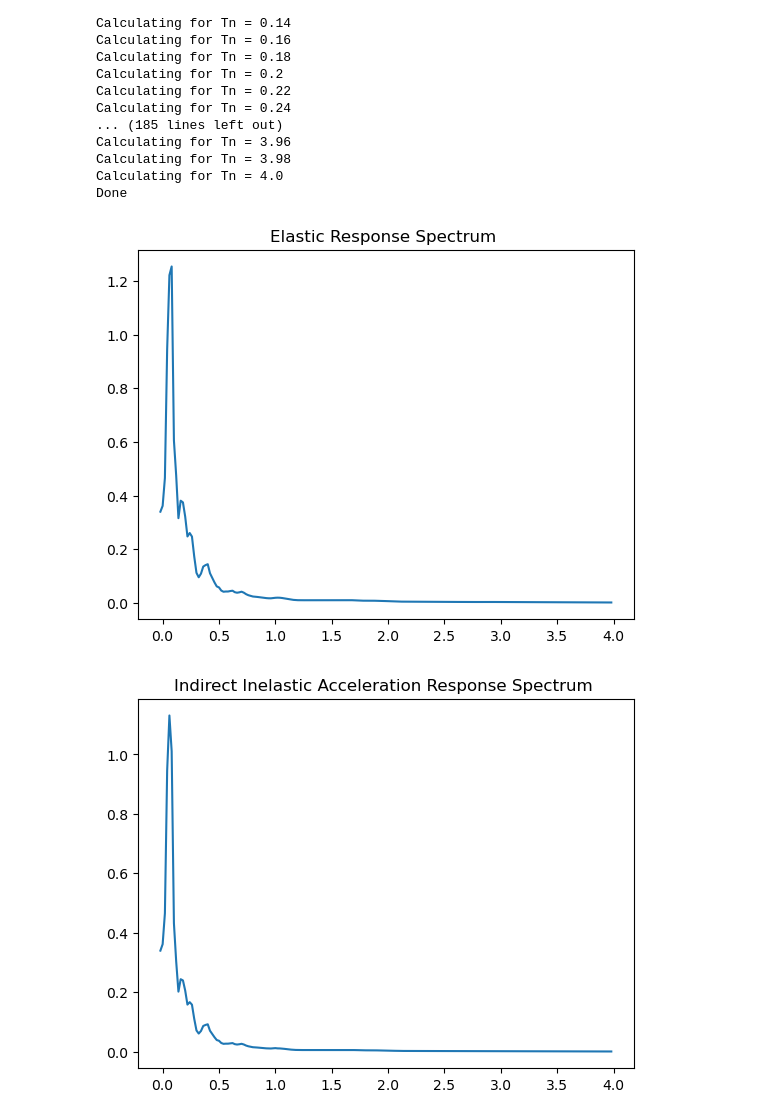
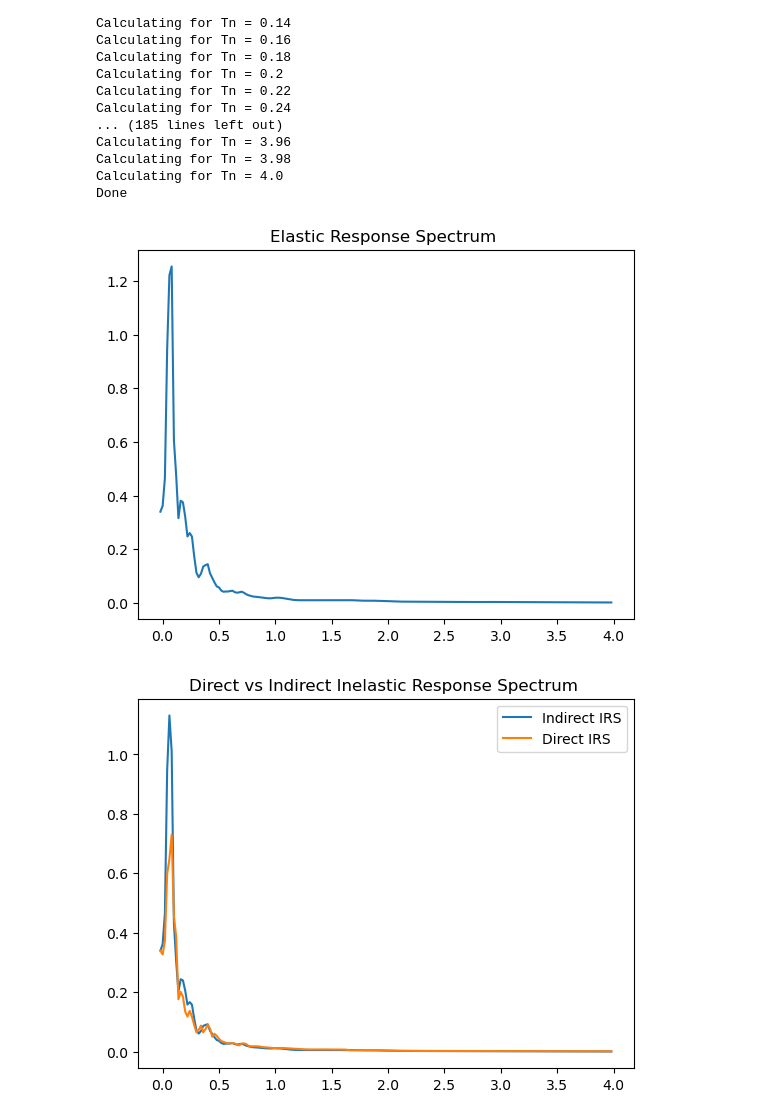
Before and after one commit to Lymone96/CIEM5220-Group2, a Jupyter notebook: 1_SRE/Part 2/Python for Project Work SRE_Part 2/IERS/IERS.ipynb, the cells around one changed output. Saved outputs shown, nothing was run; the diff lists cells and outputs as text; code cells hidden in the pictures.

```diff
--- a/1_SRE/Part 2/Python for Project Work SRE_Part 2/IERS/IERS.ipynb
+++ b/1_SRE/Part 2/Python for Project Work SRE_Part 2/IERS/IERS.ipynb
@@ -150,15 +152,13 @@ Done
 # %%
 plt.plot(Tn,SA_el)
 plt.title("Elastic Response Spectrum ")
 plt.show()
 
-plt.plot(Tn,SA_in_ind)
-plt.title("Indirect Inelastic Acceleration Response Spectrum ")
+plt.plot(Tn,SA_in_ind, label='Indirect IRS')
+plt.plot(Tn,SA_in_dir, label="Direct IRS")
+plt.title("Direct vs Indirect Inelastic Response Spectrum ")
+plt.legend()
 plt.show()
-
-plt.plot(Tn,SA_in_dir)
-plt.title("Direct Inelastic Response Spectrum ")
-plt.show()
 # %% [output]
 [figure]
-[figure, old version]
+[figure, new version]
```
Also changed, not shown: parts of 3 cells of this notebook, 25 other files.
